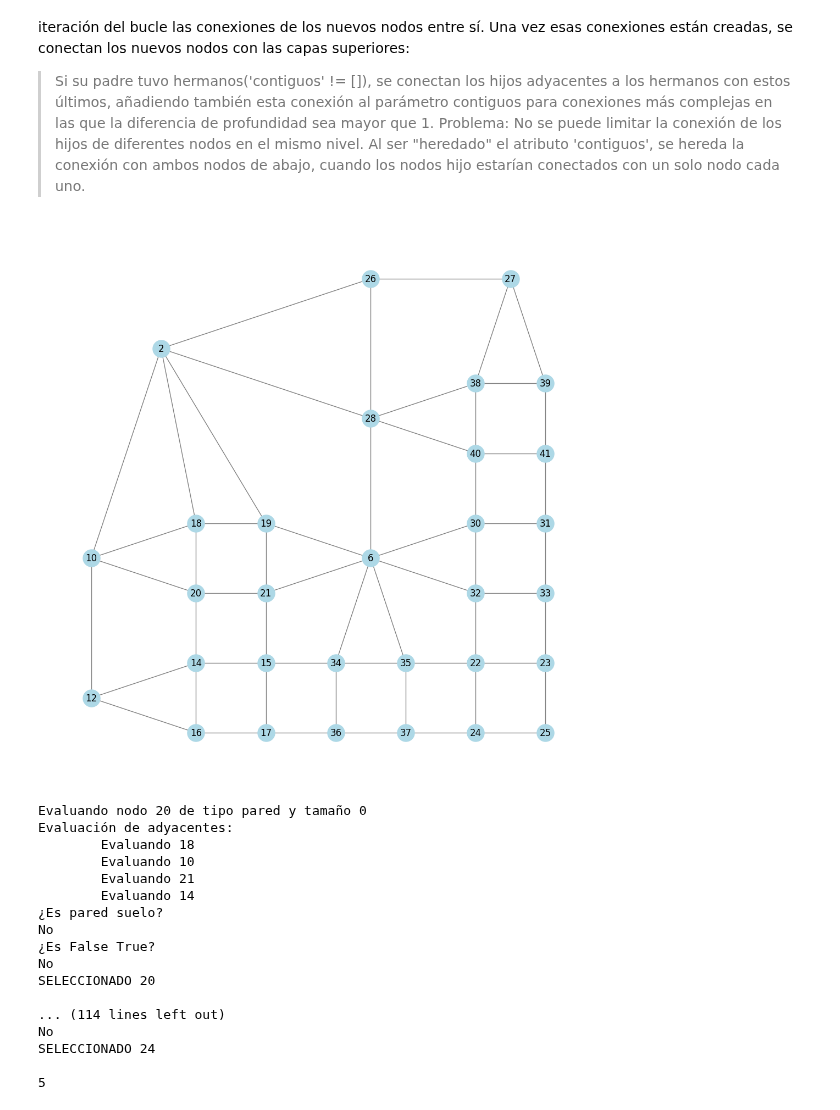
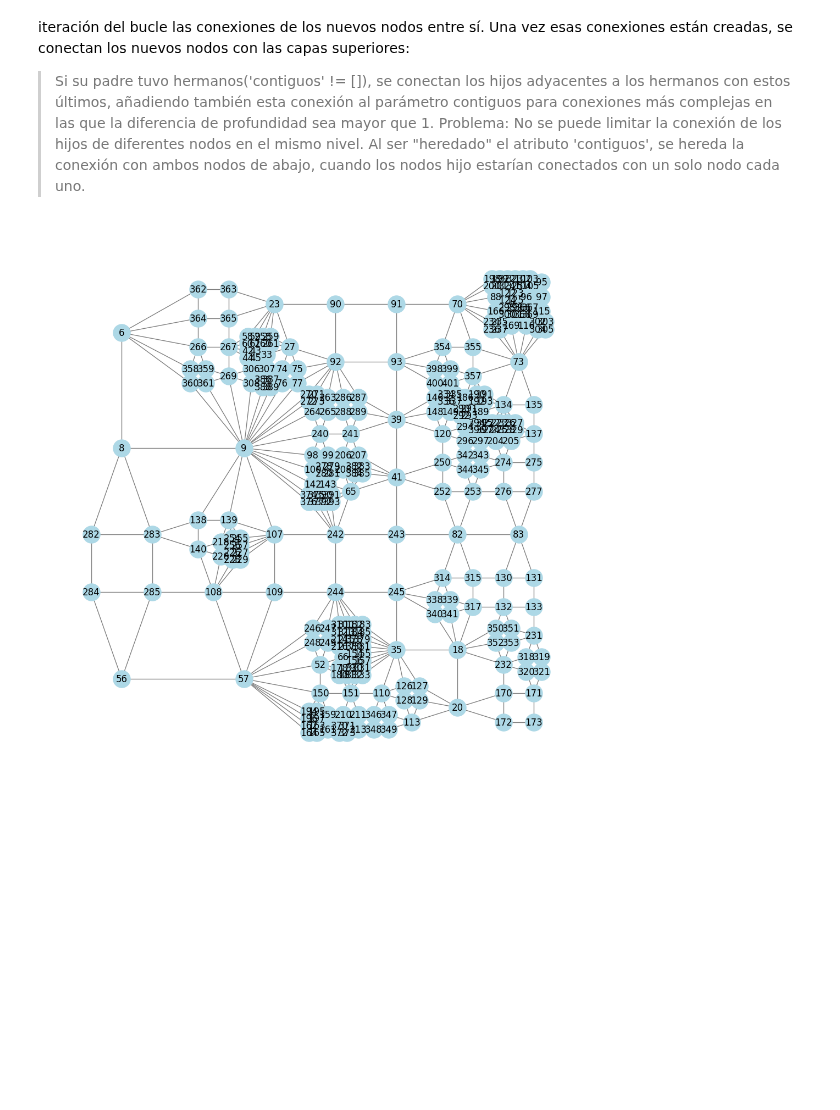
Before and after one commit to MarioPG21/TFG_generacion_mazmorras, a Jupyter notebook: Space Partitioning/Space_Partitioning.ipynb, the cells around one changed output. Saved outputs shown, nothing was run; the diff lists cells and outputs as text; code cells hidden in the pictures; blank space fills up the shorter version.

```diff
--- a/Space Partitioning/Space_Partitioning.ipynb
+++ b/Space Partitioning/Space_Partitioning.ipynb
@@ -256,15 +256,10 @@ class Cuadrado():
         return [nodo for nodo in recorrido_preorden if nodo in hojas]
 
     def crear_mazmorra_clasica(self, n=5):
-        # TODO: prohibir también las diagonales como suelos adyacentes.
-        # TODO: ¿Que encuentre el máximo de salas posibles o darle el número? Ver apuntes Formar mazmorra 31/1/25
-        # TODO: Nodos de tamaño 1 también?
 
         lista_hojas = self.hojas_preorden()
         nodos = self.S.nodes
         max_intentos = 50
-
-        lista_salas = []
 
         for i in range(n):
             intentos = 0
@@ -297,8 +292,7 @@ class Cuadrado():
 
             print(f"SELECCIONADO {selec}\n")
             nodo_selec.tipo = 'suelo'
-            if i != 0:
-                print(i)
+
 
 
     def comprobar_adyacentes(self, nodo):
@@ -682,39 +676,22 @@ def crear_mazmorra_space_part(arquitectura, npart = 20, prof = 5, nsalas = 5, gu
     #cuadrado.imprimir_estructura()
     cuadrado.formar_grafo()
     cuadrado.dibujar_grafo()
-    cuadrado.crear_mazmorra_clasica(nsalas)
+    #cuadrado.crear_mazmorra_clasica(nsalas)
     cuadrado.dibujar(guardar=guardar)
     return cuadrado
 # %%
 arquitectura = 'clasica'
-npart = 10
-prof = 4
-nsalas = 6
+npart = 100
+prof = 7
+nsalas = 40
 guardar = False
 
 cuadrado=crear_mazmorra_space_part(
     arquitectura=arquitectura,
     npart=npart,
     prof=prof,
     nsalas=nsalas,
     guardar=guardar
 )
 # %% [output]
-[figure, old version]
+[figure, new version]
-Evaluando nodo 20 de tipo pared y tamaño 0
-Evaluación de adyacentes:
-        Evaluando 18
-        Evaluando 10
-        Evaluando 21
-        Evaluando 14
-¿Es pared suelo?
-No
-¿Es False True?
-No
-SELECCIONADO 20
-
-... (114 lines left out)
-No
-SELECCIONADO 24
-
-5
```
Also changed, not shown: parts of 4 cells of this notebook.
